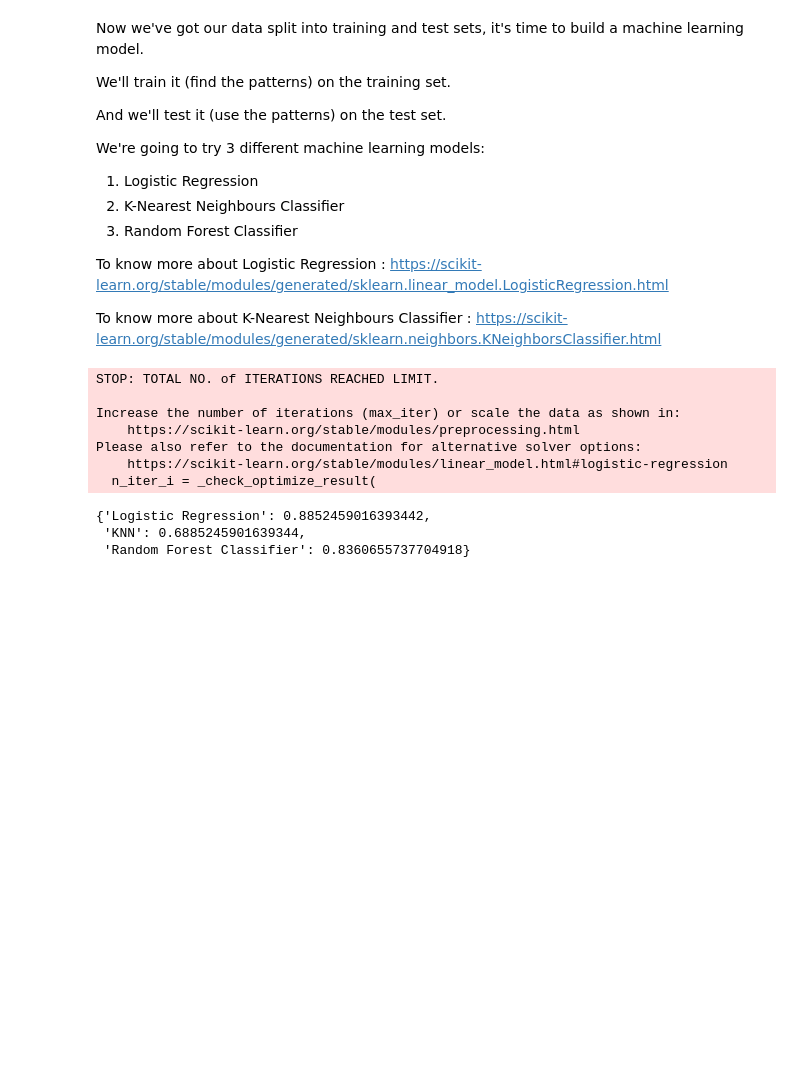
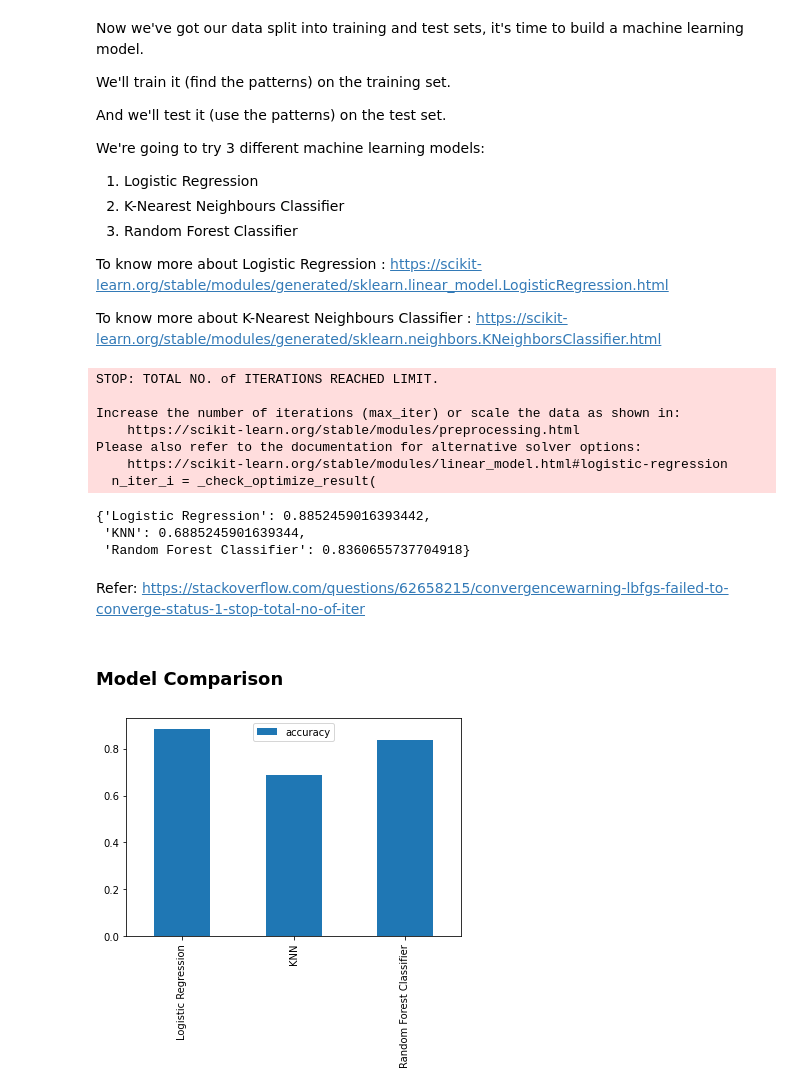
Before and after one commit to horsemaker/Code--Complete-Machine-Learning-And-Data-Science-Bootcamp-2021, a Jupyter notebook: section-3-structured-data-projects/end-to-end-heart-disease-classification.ipynb, the cells around one changed output. Drawn from its saved outputs; the diff is of its cells as text; code cells hidden in the pictures; blank space fills up the shorter version.

```diff
--- a/section-3-structured-data-projects/end-to-end-heart-disease-classification.ipynb
+++ b/section-3-structured-data-projects/end-to-end-heart-disease-classification.ipynb
@@ -430,3 +430,12 @@ Please also refer to the documentation for alternative solver options:
 {'Logistic Regression': 0.8852459016393442,
  'KNN': 0.6885245901639344,
  'Random Forest Classifier': 0.8360655737704918}
+# %% [markdown]
+Refer: https://stackoverflow.com/questions/62658215/convergencewarning-lbfgs-failed-to-converge-status-1-stop-total-no-of-iter
+# %% [markdown]
+### Model Comparison
+# %%
+model_compare = pd.DataFrame(model_scores, index=["accuracy"])
+model_compare.T.plot.bar();
+# %% [output]
+[figure, added]
```
Also changed, not shown: parts of 1 cell of this notebook.
